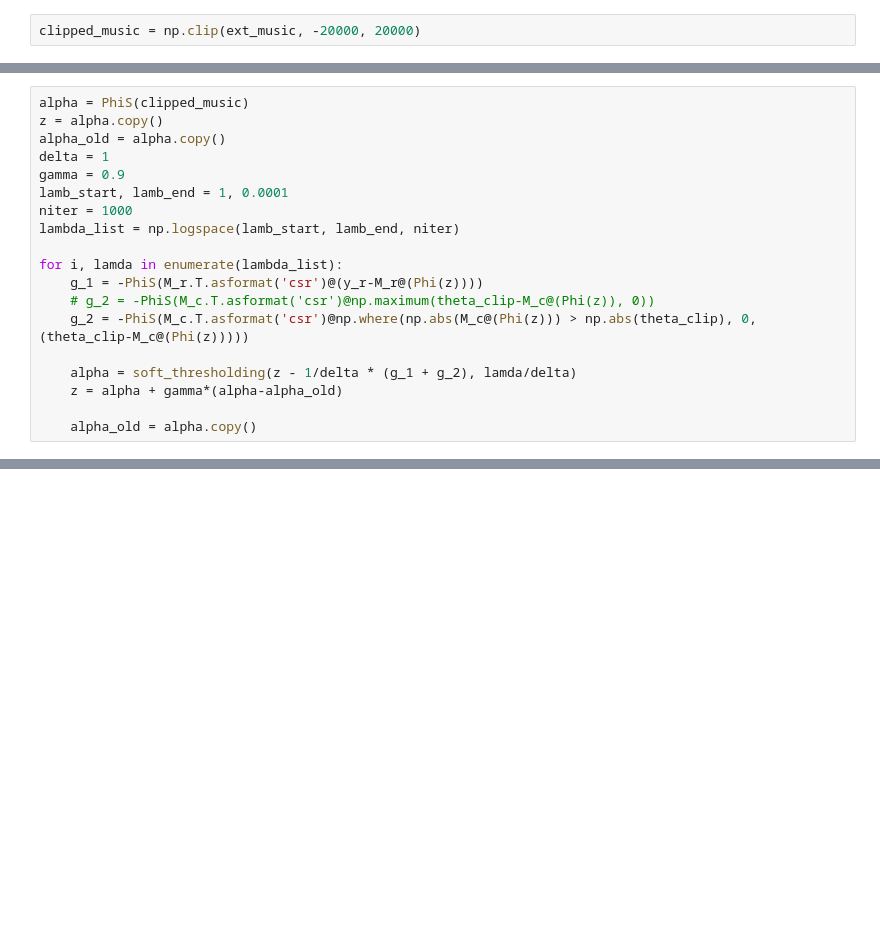
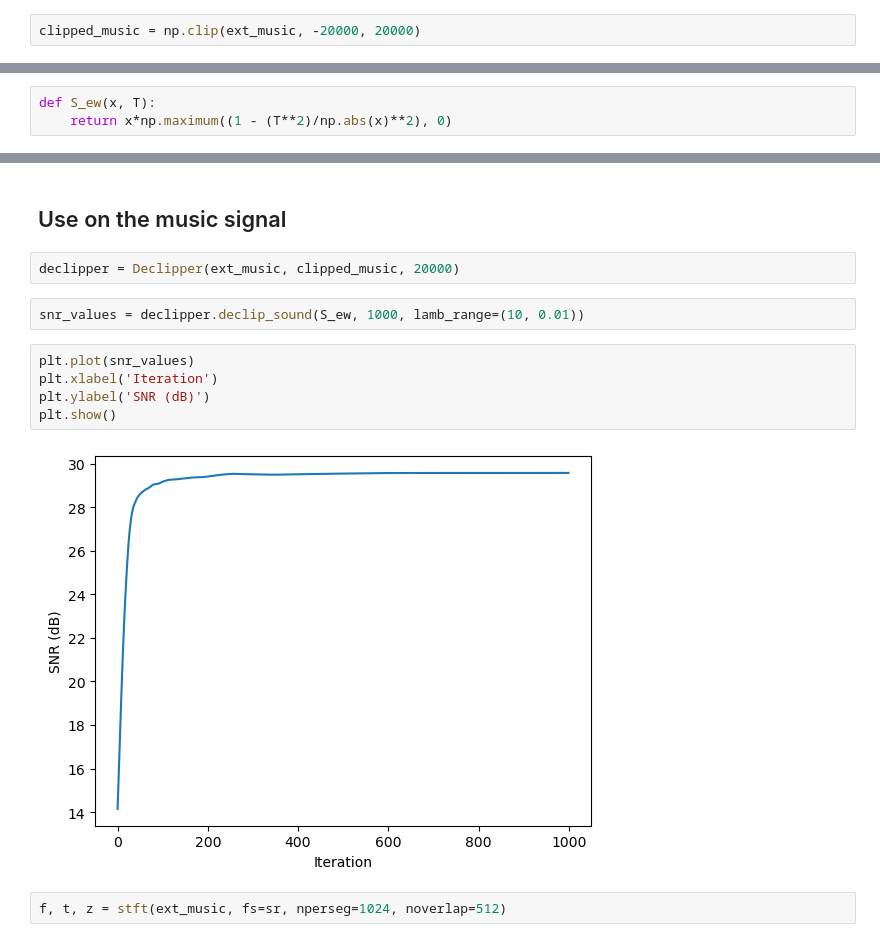
Before and after one commit to diegotg2000/SignalProcessing, a Jupyter notebook: Project/project.ipynb, the cells around one changed output, grey strips where cells are left out. Cells and saved outputs as stored; diff of their text form; blank space fills up the shorter version.

```diff
--- a/Project/project.ipynb
+++ b/Project/project.ipynb
@@ -66,19 +49,0 @@ theta_clip = clipped_music[bad_idx]
-# %%
-alpha = PhiS(clipped_music)
-z = alpha.copy()
-alpha_old = alpha.copy()
-delta = 1
-gamma = 0.9
-lamb_start, lamb_end = 1, 0.0001
-niter = 1000
-lambda_list = np.logspace(lamb_start, lamb_end, niter)
-
-for i, lamda in enumerate(lambda_list):
-    g_1 = -PhiS(M_r.T.asformat('csr')@(y_r-M_r@(Phi(z))))
-    # g_2 = -PhiS(M_c.T.asformat('csr')@np.maximum(theta_clip-M_c@(Phi(z)), 0))
-    g_2 = -PhiS(M_c.T.asformat('csr')@np.where(np.abs(M_c@(Phi(z))) > np.abs(theta_clip), 0, (theta_clip-M_c@(Phi(z)))))
-
-    alpha = soft_thresholding(z - 1/delta * (g_1 + g_2), lamda/delta)
-    z = alpha + gamma*(alpha-alpha_old)
-
-    alpha_old = alpha.copy()
@@ -107,0 +112,3 @@ mean_squared_error(ext_music, declipped, squared=False)
+# %%
+def S_ew(x, T):
+    return x*np.maximum((1 - (T**2)/np.abs(x)**2), 0)
@@ -107,0 +196,15 @@ mean_squared_error(ext_music, declipped, squared=False)
+# %% [markdown]
+## Use on the music signal
+# %%
+declipper = Declipper(ext_music, clipped_music, 20000)
+# %%
+snr_values = declipper.declip_sound(S_ew, 1000, lamb_range=(10, 0.01))
+# %%
+plt.plot(snr_values)
+plt.xlabel('Iteration')
+plt.ylabel('SNR (dB)')
+plt.show()
+# %% [output]
+[figure, added]
+# %%
+f, t, z = stft(ext_music, fs=sr, nperseg=1024, noverlap=512)
```
Also changed, not shown: parts of 41 cells of this notebook.
